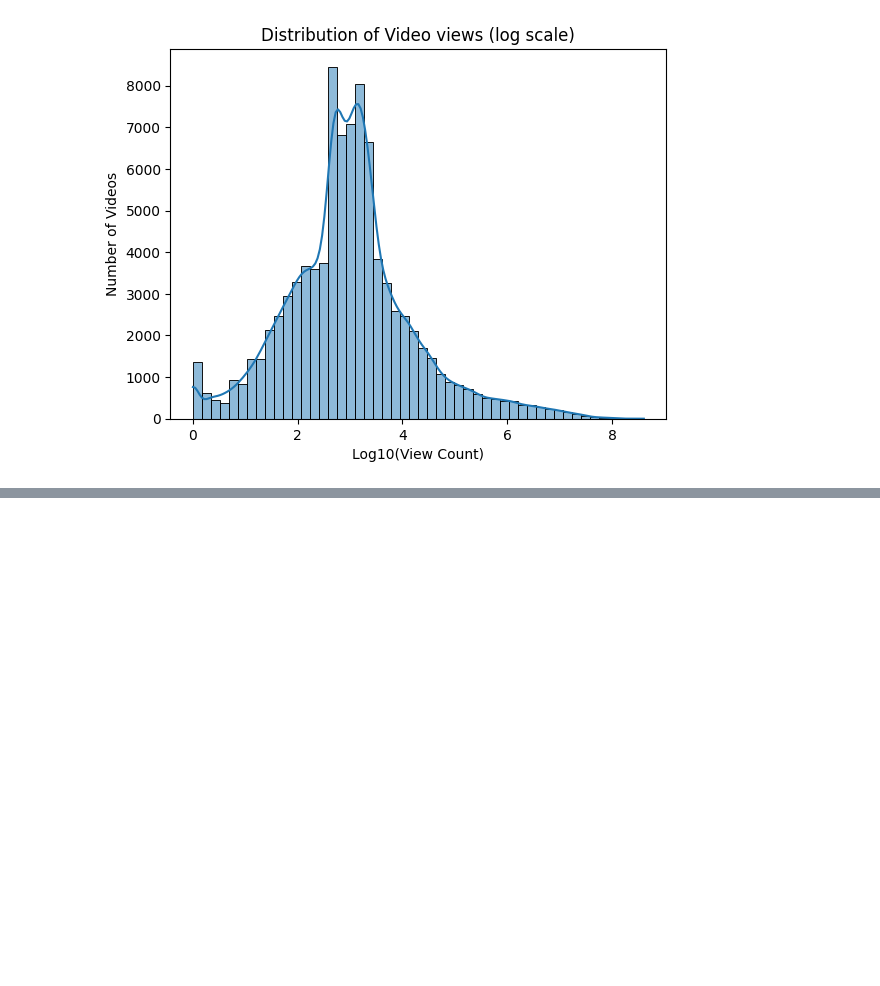
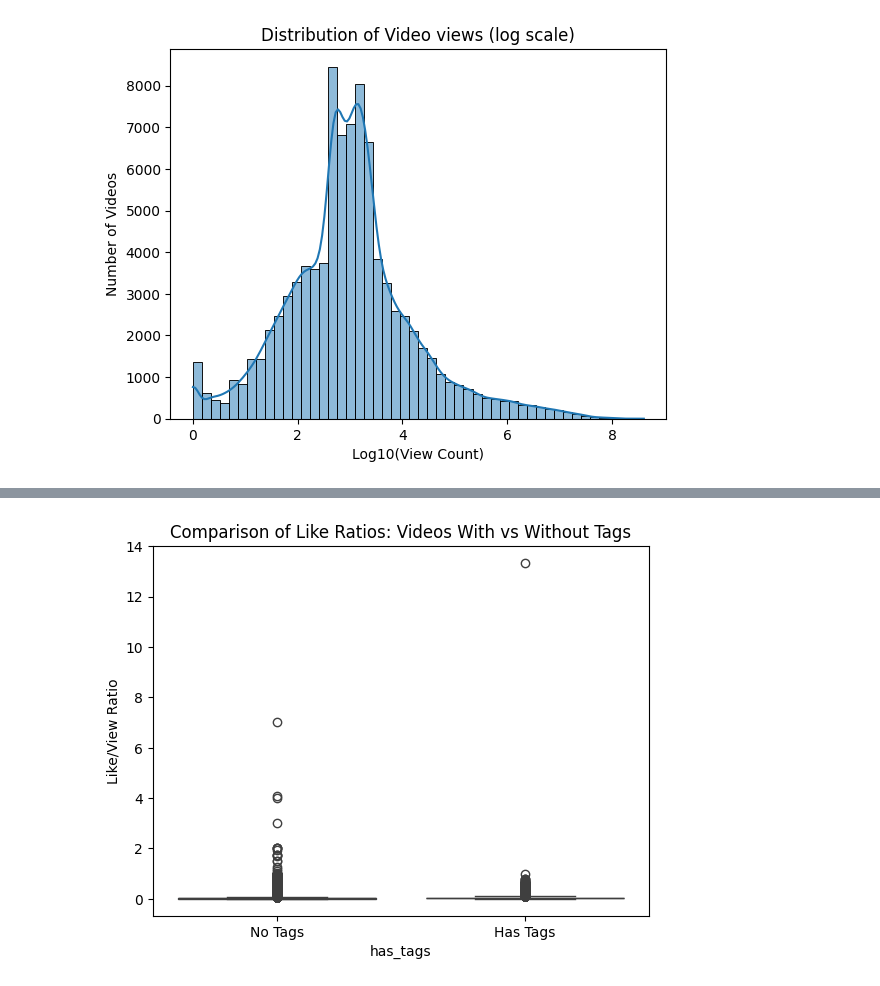
Before and after one commit to wertyg775/datathon_2025, a Jupyter notebook: exploration.ipynb, the cells around one changed output, grey strips where cells are left out. Drawn from its saved outputs; the diff is of its cells as text; code cells hidden in the pictures; blank space fills up the shorter version.

```diff
--- a/exploration.ipynb
+++ b/exploration.ipynb
@@ -22,3 +22,18 @@ plt.title("Distribution of Video views (log scale)")
 plt.show()
 # %% [output]
 [figure]
+# %%
+def clean_tags(x):
+    if isinstance(x, list):
+        return x  # already clean
+    elif isinstance(x, str):
+        return [t.strip() for t in x.split(',') if t.strip()]
+    else:
+        return []
+
+df['tags'] = df['tags'].apply(clean_tags)
+df['num_tags'] = df['tags'].apply(len)
+df['has_tags'] = df['num_tags'] > 0
+
+
+df['like_ratio'] = df['likeCount'] / (df['viewCount'] + 1)
@@ -24,0 +54,10 @@ plt.show()
+# %%
+df.groupby('has_tags')['like_ratio'].describe()
+
+sns.boxplot(data=df, x= 'has_tags', y= 'like_ratio')
+plt.xticks([0, 1], ['No Tags', 'Has Tags'])
+plt.ylabel("Like/View Ratio")
+plt.title("Comparison of Like Ratios: Videos With vs Without Tags")
+plt.show()
+# %% [output]
+[figure, added]
```
Also changed, not shown: parts of 3 cells of this notebook.
